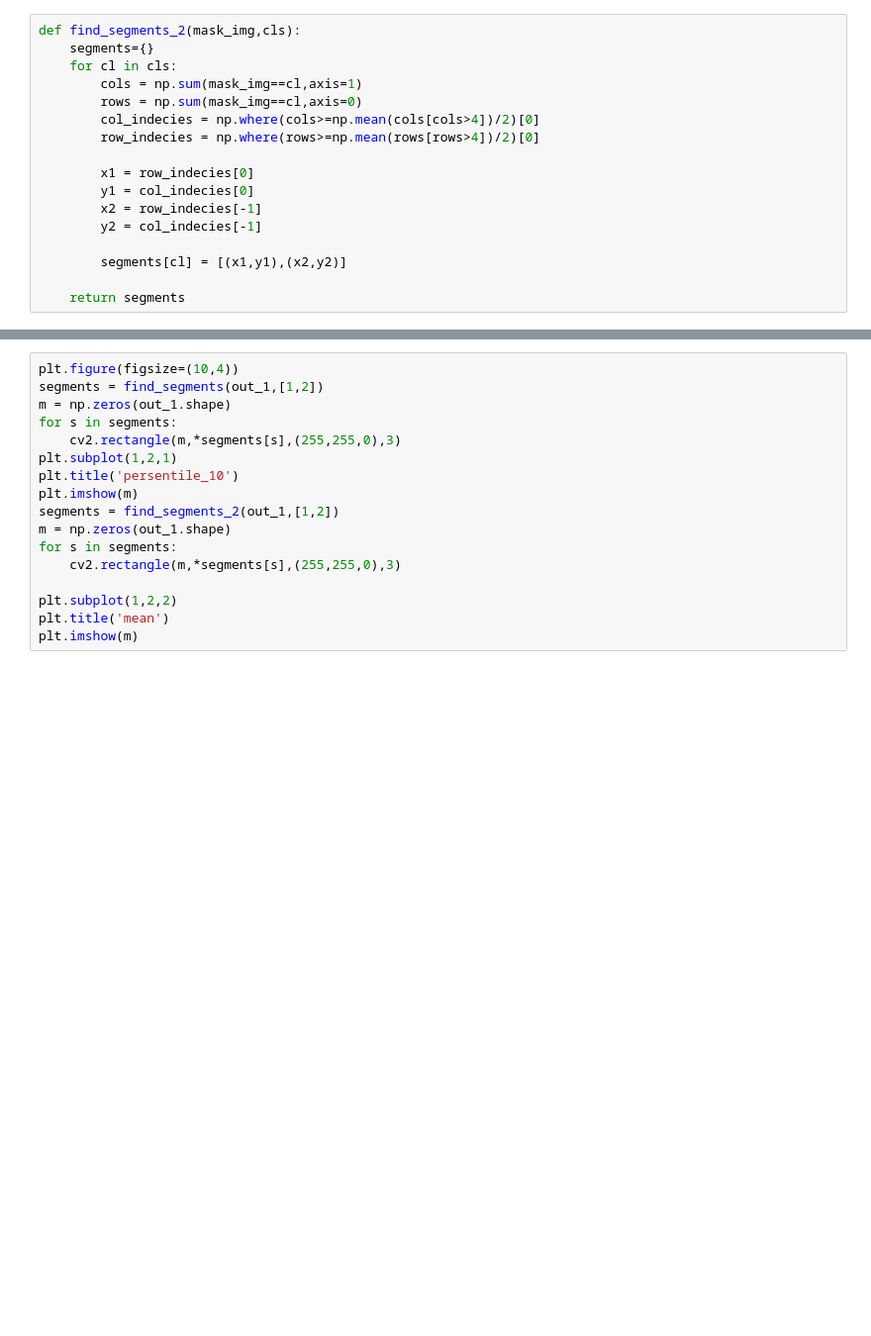
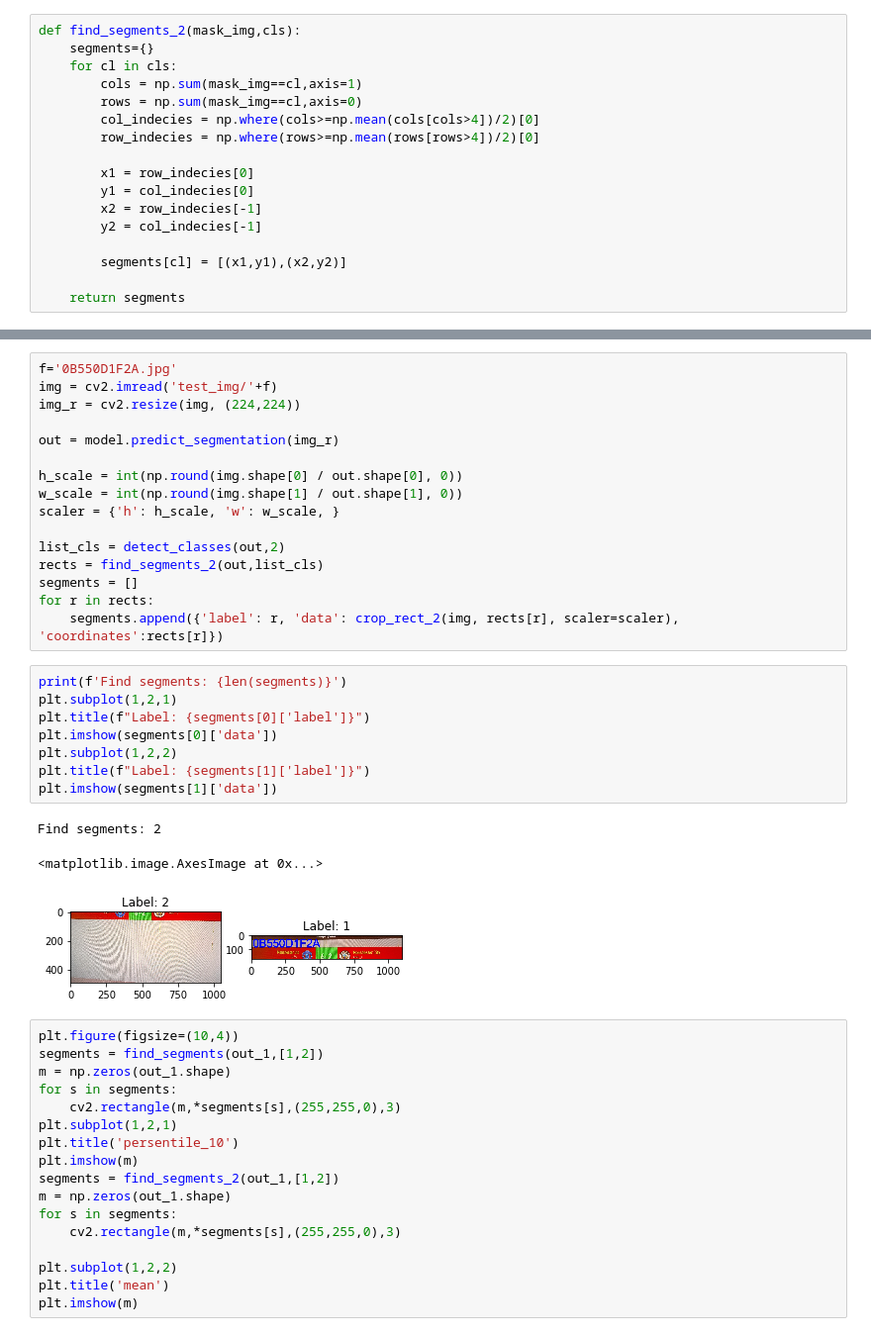
Before and after one commit to vasylcf/screenshort, a Jupyter notebook: segmentation/segmentation_test_model.ipynb, the cells around one changed output, grey strips where cells are left out. Shown: that part at 99% size. Cells and saved outputs as stored; diff of their text form; blank space fills up the shorter version.

```diff
--- a/segmentation/segmentation_test_model.ipynb
+++ b/segmentation/segmentation_test_model.ipynb
@@ -223,3 +305,31 @@ def find_segments_2(mask_img,cls):
+# %%
+f='0B550D1F2A.jpg'
+img = cv2.imread('test_img/'+f)
+img_r = cv2.resize(img, (224,224))
+
+out = model.predict_segmentation(img_r)
+
+h_scale = int(np.round(img.shape[0] / out.shape[0], 0))
+w_scale = int(np.round(img.shape[1] / out.shape[1], 0))
+scaler = {'h': h_scale, 'w': w_scale, }
+
+list_cls = detect_classes(out,2)
+rects = find_segments_2(out,list_cls)
+segments = []
+for r in rects:
+    segments.append({'label': r, 'data': crop_rect_2(img, rects[r], scaler=scaler), 'coordinates':rects[r]})
+# %%
+print(f'Find segments: {len(segments)}')
+plt.subplot(1,2,1)
+plt.title(f"Label: {segments[0]['label']}")
+plt.imshow(segments[0]['data'])
+plt.subplot(1,2,2)
+plt.title(f"Label: {segments[1]['label']}")
+plt.imshow(segments[1]['data'])
+# %% [output]
+Find segments: 2
+<matplotlib.image.AxesImage at 0x...>
+[figure, added]
 # %%
 plt.figure(figsize=(10,4))
 segments = find_segments(out_1,[1,2])
```
Also changed, not shown: parts of 10 cells of this notebook, 44 other files.
